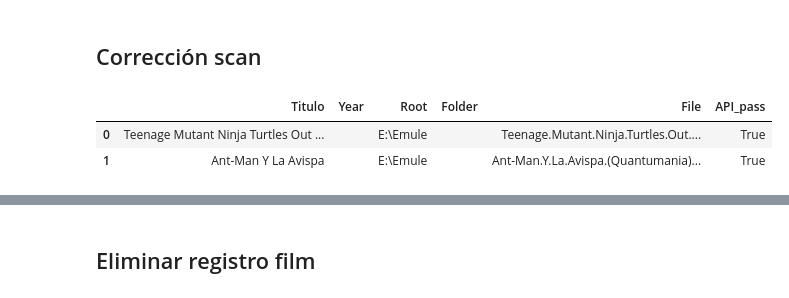
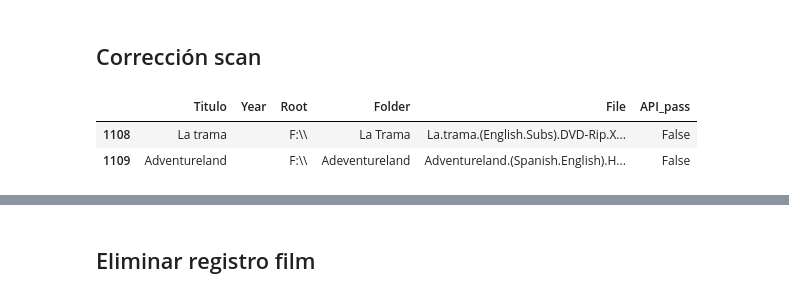
Before and after one commit to gusavato/streamberry, a Jupyter notebook: visor_control.ipynb, the cells around one changed output, grey strips where cells are left out. Cells and saved outputs as stored; diff of their text form; code cells hidden in the pictures.

```diff
--- a/visor_control.ipynb
+++ b/visor_control.ipynb
@@ -149,8 +137,8 @@ pd.DataFrame([dictio])
 ## Corrección scan
 # %%
 scan = pd.read_parquet('scan.parquet')
-scan.head(2)
+scan.tail(2)
 # %% [output]
 |  | Titulo | Year | Root | Folder | File | API_pass |
-| 0 | Teenage Mutant Ninja Turtles Out ... |  | E:\Emule |  | Teenage.Mutant.Ninja.Turtles.Out.... | True |
-| 1 | Ant-Man Y La Avispa |  | E:\Emule |  | Ant-Man.Y.La.Avispa.(Quantumania)... | True |
+| 1108 | La trama |  | F:\\ | La Trama | La.trama.(English.Subs).DVD-Rip.X... | False |
+| 1109 | Adventureland |  | F:\\ | Adeventureland | Adventureland.(Spanish.English).H... | False |
```
Also changed, not shown: parts of 12 cells of this notebook, 5 other files.
